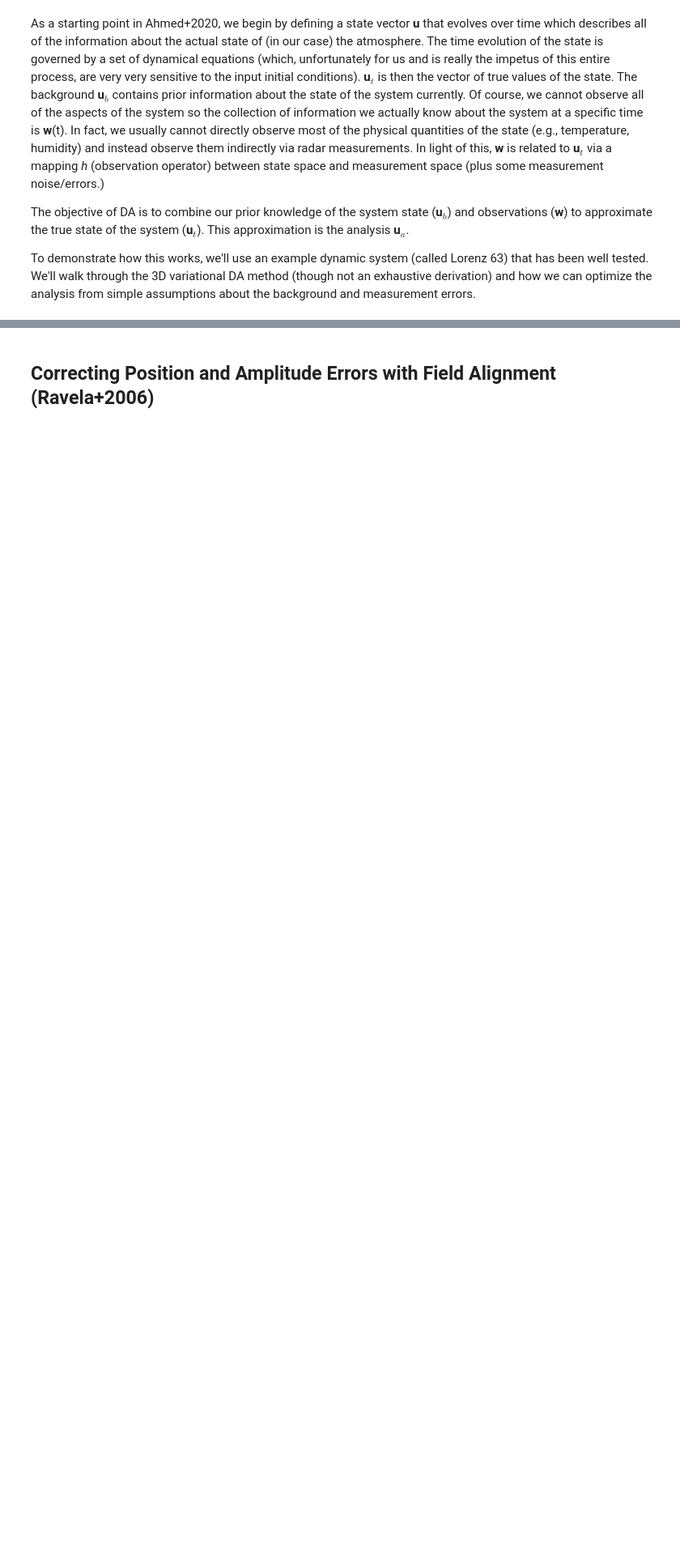
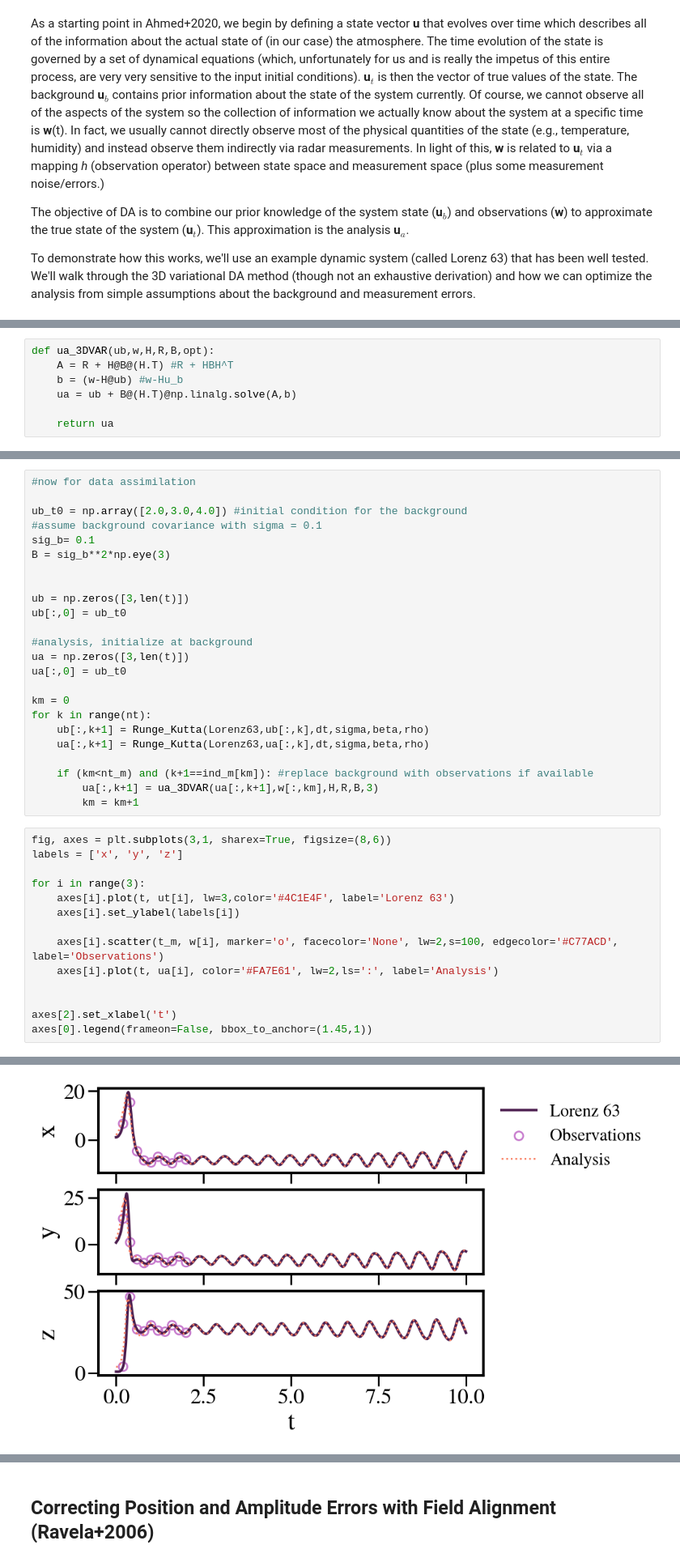
Before and after one commit to SidneyLower-NOAA/SMD_Notebooks, a Jupyter notebook: getting_our_data_ducks_in_a_row.ipynb, the cells around one changed output, grey strips where cells are left out. Shown at 81% size. Drawn from its saved outputs; the diff is of its cells as text; blank space fills up the shorter version.

```diff
--- a/getting_our_data_ducks_in_a_row.ipynb
+++ b/getting_our_data_ducks_in_a_row.ipynb
@@ -69,0 +100,7 @@ To demonstrate how this works, we'll use an example dynamic system (called Loren
+# %%
+def ua_3DVAR(ub,w,H,R,B,opt):
+    A = R + H@B@(H.T) #R + HBH^T
+    b = (w-H@ub) #w-Hu_b
+    ua = ub + B@(H.T)@np.linalg.solve(A,b)
+
+    return ua
@@ -69,0 +180,39 @@ To demonstrate how this works, we'll use an example dynamic system (called Loren
+# %%
+#now for data assimilation
+
+ub_t0 = np.array([2.0,3.0,4.0]) #initial condition for the background
+#assume background covariance with sigma = 0.1
+sig_b= 0.1
+B = sig_b**2*np.eye(3)
+
+
+ub = np.zeros([3,len(t)])
+ub[:,0] = ub_t0
+
+#analysis, initialize at background
+ua = np.zeros([3,len(t)])
+ua[:,0] = ub_t0
+
+km = 0
+for k in range(nt):
+    ub[:,k+1] = Runge_Kutta(Lorenz63,ub[:,k],dt,sigma,beta,rho)
+    ua[:,k+1] = Runge_Kutta(Lorenz63,ua[:,k],dt,sigma,beta,rho)
+
+    if (km<nt_m) and (k+1==ind_m[km]): #replace background with observations if available
+        ua[:,k+1] = ua_3DVAR(ua[:,k+1],w[:,km],H,R,B,3)
+        km = km+1
+# %%
+fig, axes = plt.subplots(3,1, sharex=True, figsize=(8,6))
+labels = ['x', 'y', 'z']
+
+for i in range(3):
+    axes[i].plot(t, ut[i], lw=3,color='#4C1E4F', label='Lorenz 63')
+    axes[i].set_ylabel(labels[i])
+
+    axes[i].scatter(t_m, w[i], marker='o', facecolor='None', lw=2,s=100, edgecolor='#C77ACD', label='Observations')
+    axes[i].plot(t, ua[i], color='#FA7E61', lw=2,ls=':', label='Analysis')
+
+
+axes[2].set_xlabel('t')
+axes[0].legend(frameon=False, bbox_to_anchor=(1.45,1))
+# %% [output]
@@ -69,0 +220 @@ To demonstrate how this works, we'll use an example dynamic system (called Loren
+[figure, added]
```
Also changed, not shown: parts of 22 cells of this notebook.
